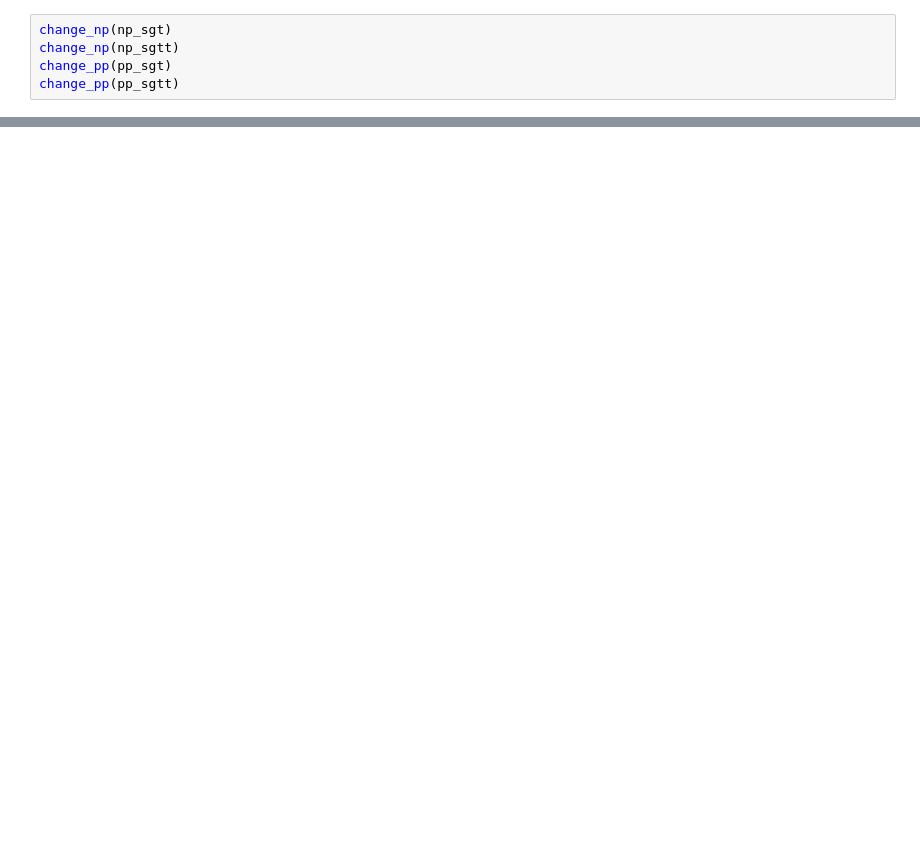
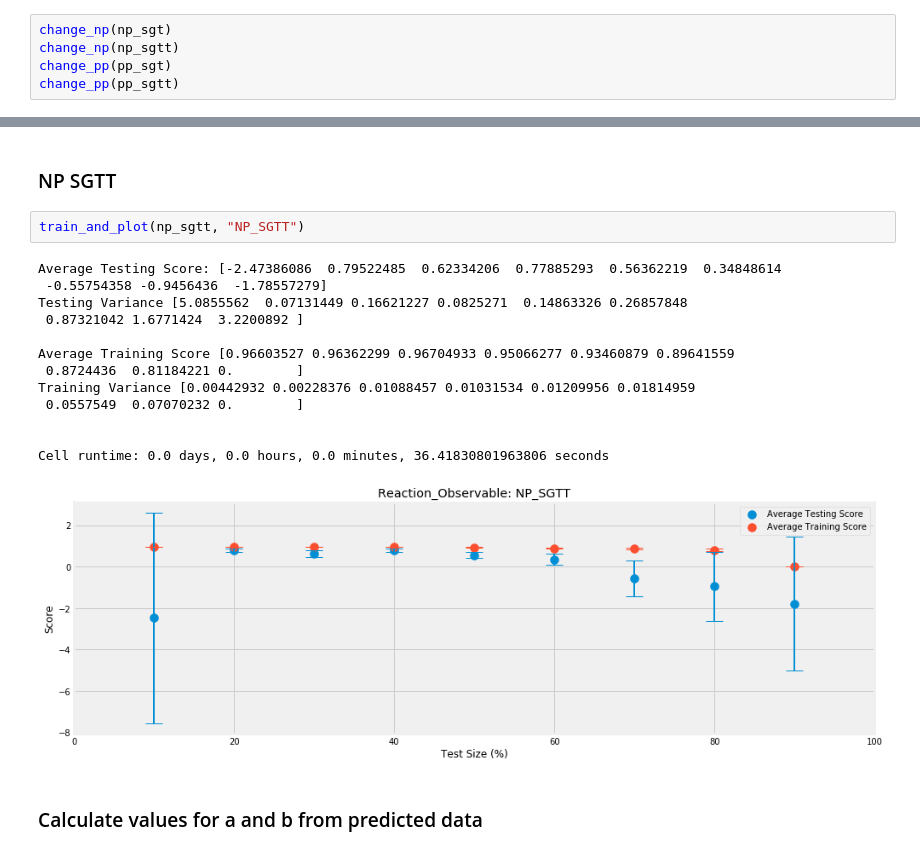
Before and after one commit to Steviered19/Scattering_Random_Forest, a Jupyter notebook: SGT_Training.ipynb, the cells around one changed output, grey strips where cells are left out. Cells and saved outputs as stored; diff of their text form; blank space fills up the shorter version.

```diff
--- a/SGT_Training.ipynb
+++ b/SGT_Training.ipynb
@@ -75,0 +232,20 @@ pp_sgtt[['energy','experimental_value','K*experimental_value']]
+# %% [markdown]
+### NP SGTT
+# %%
+train_and_plot(np_sgtt, "NP_SGTT")
+# %% [output]
+Average Testing Score: [-2.47386086  0.79522485  0.62334206  0.77885293  0.56362219  0.34848614
+ -0.55754358 -0.9456436  -1.78557279]
+Testing Variance [5.0855562  0.07131449 0.16621227 0.0825271  0.14863326 0.26857848
+ 0.87321042 1.6771424  3.2200892 ]
+
+Average Training Score [0.96603527 0.96362299 0.96704933 0.95066277 0.93460879 0.89641559
+ 0.8724436  0.81184221 0.        ]
+Training Variance [0.00442932 0.00228376 0.01088457 0.01031534 0.01209956 0.01814959
+ 0.0557549  0.07070232 0.        ]
+
+
+Cell runtime: 0.0 days, 0.0 hours, 0.0 minutes, 36.41830801963806 seconds
+[figure, added]
+# %% [markdown]
+### Calculate values for a and b from predicted data
```
Also changed, not shown: parts of 24 cells of this notebook, 54 other files.
